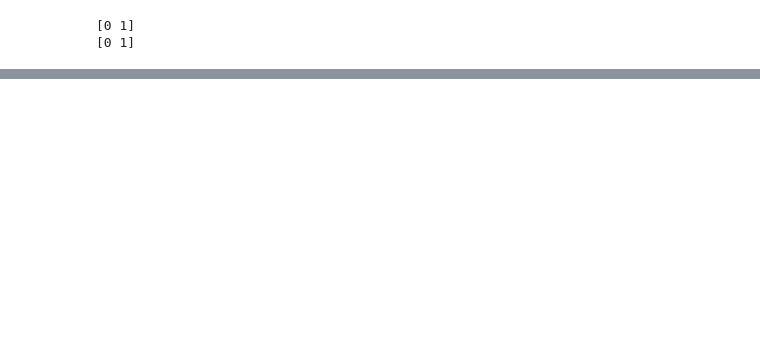
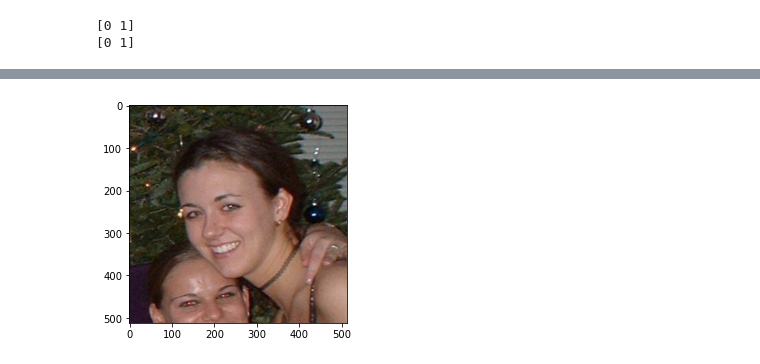
Before and after one commit to hhs900419/Face-Parsing-Project, a Jupyter notebook: sythesize.ipynb, the cells around one changed output, grey strips where cells are left out. Saved outputs shown, nothing was run; the diff lists cells and outputs as text; code cells hidden in the pictures; blank space fills up the shorter version.

```diff
--- a/sythesize.ipynb
+++ b/sythesize.ipynb
@@ -380,0 +577,95 @@ b_mask_size: torch.Size([4, 512, 512])
+# %%
+import cv2
+import numpy as np
+from retinaface import RetinaFace
+import matplotlib.patches as patches
+import matplotlib.pyplot as plt
+# Load the image
+img = cv2.imread('/home/hsu/HD/CV/unseen_10samples/11338398_3.jpg')
+img = cv2.resize(img, (512, 512), cv2.INTER_LINEAR)
+predicted_mask = cv2.imread('/home/hsu/HD/CV/face_parsing_mod/result/unseen_10_dlv3p_rx101_synth12000_test_result_2023_12_27_031015/Test-image-2/background.png', cv2.IMREAD_GRAYSCALE)
+# Create a mask initialized with zeros
+# mask = np.zeros(img.shape[:2], np.uint8)
+print(img.shape, predicted_mask.shape)
+def refine_segmentation(image, initial_mask):
+    # Create a mask initialized with the predicted mask
+    mask = initial_mask.copy()
+    binary_mask = np.where(mask > 0, cv2.GC_PR_FGD, cv2.GC_PR_BGD).astype(np.uint8)
+
+    # Initialize background and foreground models with zeros
+    bgdModel = np.zeros((1, 65), np.float64)
+    fgdModel = np.zeros((1, 65), np.float64)
+
+    # Run GrabCut with mask initialization
+    cv2.grabCut(image, binary_mask, None, bgdModel, fgdModel, 10, cv2.GC_INIT_WITH_MASK)
+
+    # Modify the mask to create a binary mask for the refined foreground
+    refined_mask = np.where((mask == 2) | (mask == 0), 0, 1).astype('uint8')
+
+    return refined_mask
+
+# Refine the segmentation using GrabCut
+# refined_mask = refine_segmentation(img, predicted_mask)
+
+refined_mask = cv2.dilate(predicted_mask, kernel=np.ones((5, 5), np.uint8), iterations=2)
+# refined_mask = cv2.erode(predicted_mask, kernel=np.ones((2, 2), np.uint8), iterations=3)
+
+# Apply the refined mask to the original image
+result = img * refined_mask[:, :, np.newaxis]
+
+# Display the result
+result = cv2.cvtColor(result, cv2.COLOR_BGR2RGB)
+img = cv2.cvtColor(img, cv2.COLOR_BGR2RGB)
+fig, ax = plt.subplots(1)
+ax.imshow(img)
+fig, ax = plt.subplots(1)
+ax.imshow(predicted_mask)
+plt.show()
+plt.show()
+fig, ax = plt.subplots(1)
+ax.imshow(refined_mask)
+plt.show()
+# Define a rectangle around the object of interest
+# resp = RetinaFace.detect_faces(img)
+# print(resp)
+# box = resp['face_1']['facial_area']
+# print(box)
+
+# width = box[2]-box[0]
+# height = box[3]-box[1]
+
+# x = (box[2]+box[0]) // 2
+# y = (box[3]+box[1]) // 2
+
+# rect = (x, y, width+150, height+150)
+
+# # Initialize background and foreground models with zeros
+# bgdModel = np.zeros((1, 65), np.float64)
+# fgdModel = np.zeros((1, 65), np.float64)
+
+# # Run GrabCut with rectangle initialization
+# cv2.grabCut(img, mask, rect, bgdModel, fgdModel, 5, cv2.GC_INIT_WITH_RECT)
+
+# # Modify the mask to create a binary mask for the refined foreground
+# result_mask = np.where((mask == 2) | (mask == 0), 0, 1).astype('uint8')
+
+# # Apply the mask to the original image
+# result = img * result_mask[:, :, np.newaxis]
+
+# Display the result
+result = cv2.cvtColor(result, cv2.COLOR_BGR2RGB)
+img = cv2.cvtColor(img, cv2.COLOR_BGR2RGB)
+fig, ax = plt.subplots(1)
+ax.imshow(img)
+rect = patches.Rectangle((box[0], box[1]), box[2] - box[0], box[3] - box[1],
+                         linewidth=2, edgecolor='g', facecolor='none')
+ax.scatter(x, y, c='b')
+ax.add_patch(rect)
+
+# Set axis limits based on the bounding box
+# ax.set_xlim(box[0] - 10, box[2] + 10)
+# ax.set_ylim(box[3] + 10, box[1] - 10)  # y-axis is inverted in images
+plt.show()
+plt.imshow(result)
+plt.show()
+# %% [output]
@@ -380,0 +673 @@ b_mask_size: torch.Size([4, 512, 512])
+[figure, added]
```
Also changed, not shown: parts of 13 cells of this notebook, 6 other files.
